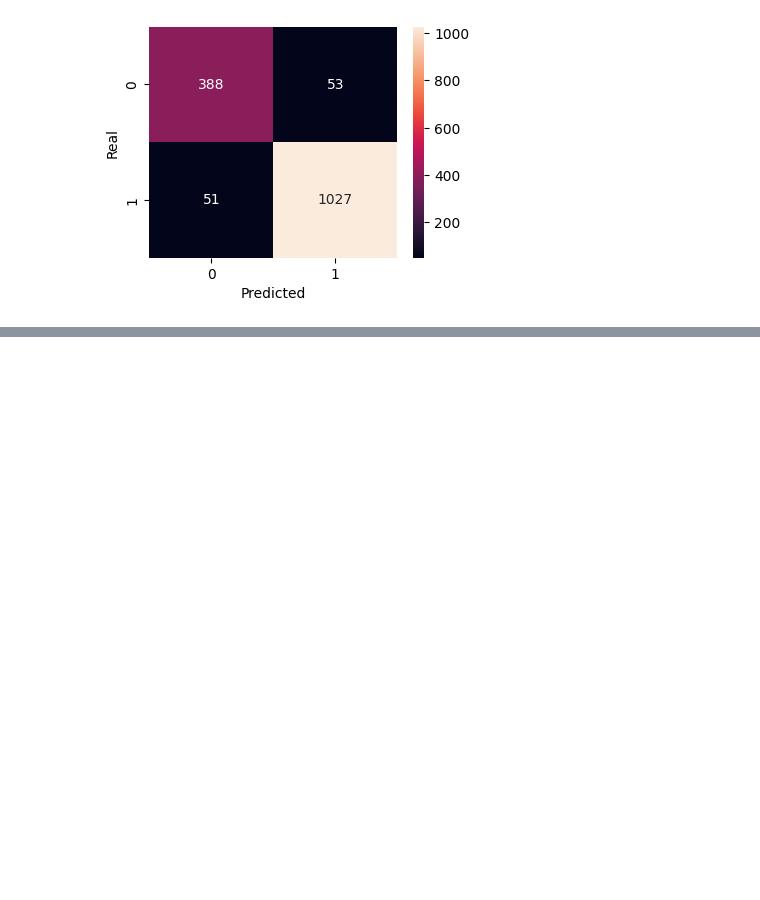
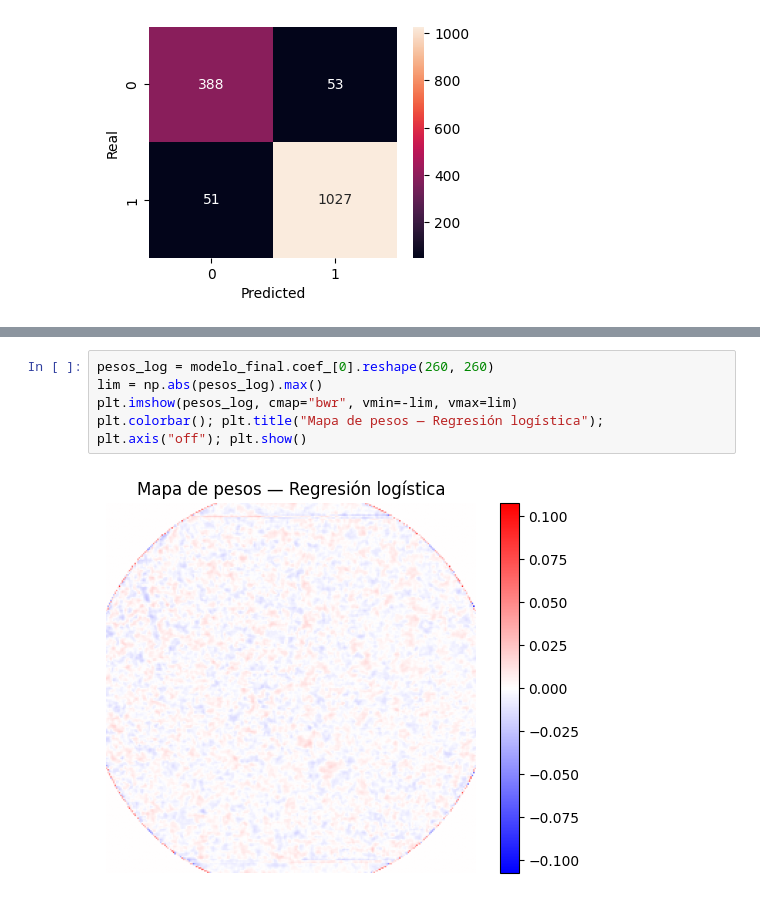
Before and after one commit to emm-gl/ClassificadorCancerEsofago, a Jupyter notebook: Notebooks/PerceptronClasificadorCancerEsófago.ipynb, the cells around one changed output, grey strips where cells are left out. Drawn from its saved outputs; the diff is of its cells as text; blank space fills up the shorter version.

```diff
--- a/Notebooks/PerceptronClasificadorCancerEsófago.ipynb
+++ b/Notebooks/PerceptronClasificadorCancerEsófago.ipynb
@@ -579,0 +876,7 @@ matriz_confusion(y_test, y_predict_2)
+# %%
+pesos_log = modelo_final.coef_[0].reshape(260, 260)
+lim = np.abs(pesos_log).max()
+plt.imshow(pesos_log, cmap="bwr", vmin=-lim, vmax=lim)
+plt.colorbar(); plt.title("Mapa de pesos — Regresión logística"); plt.axis("off"); plt.show()
+# %% [output]
+[figure, added]
```
Also changed, not shown: parts of 34 cells of this notebook.
